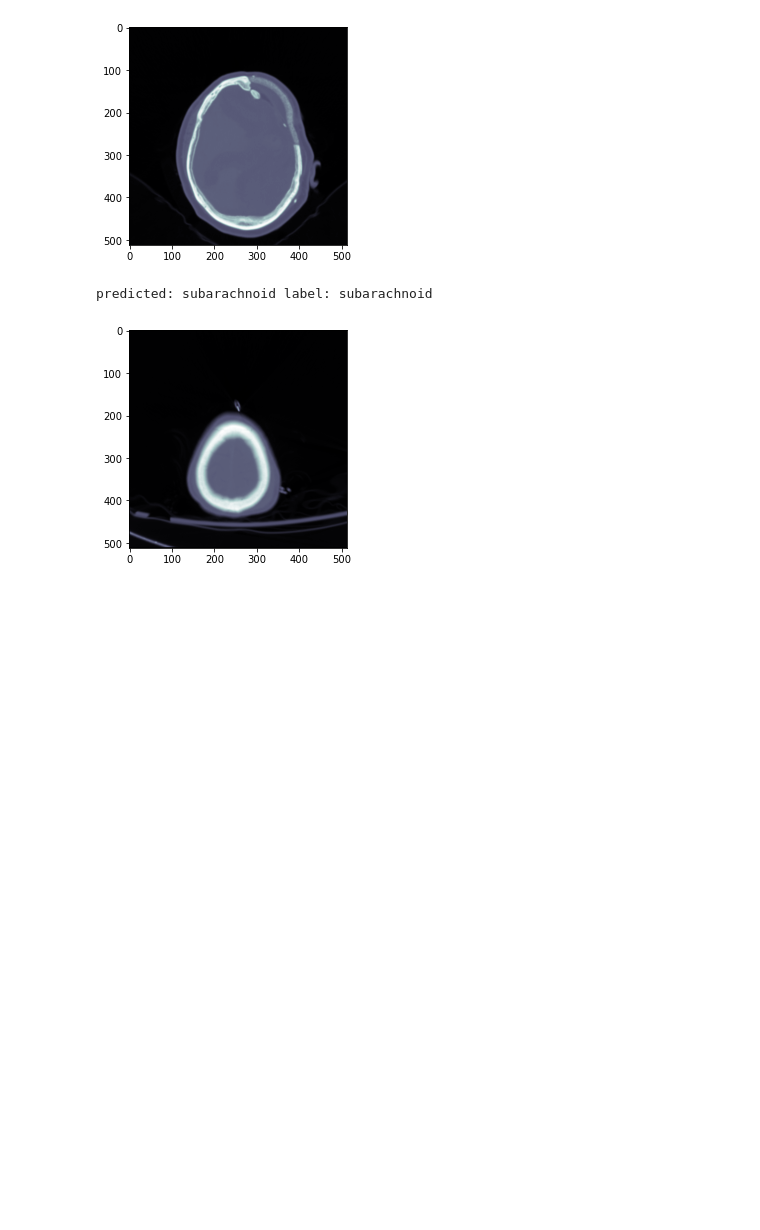
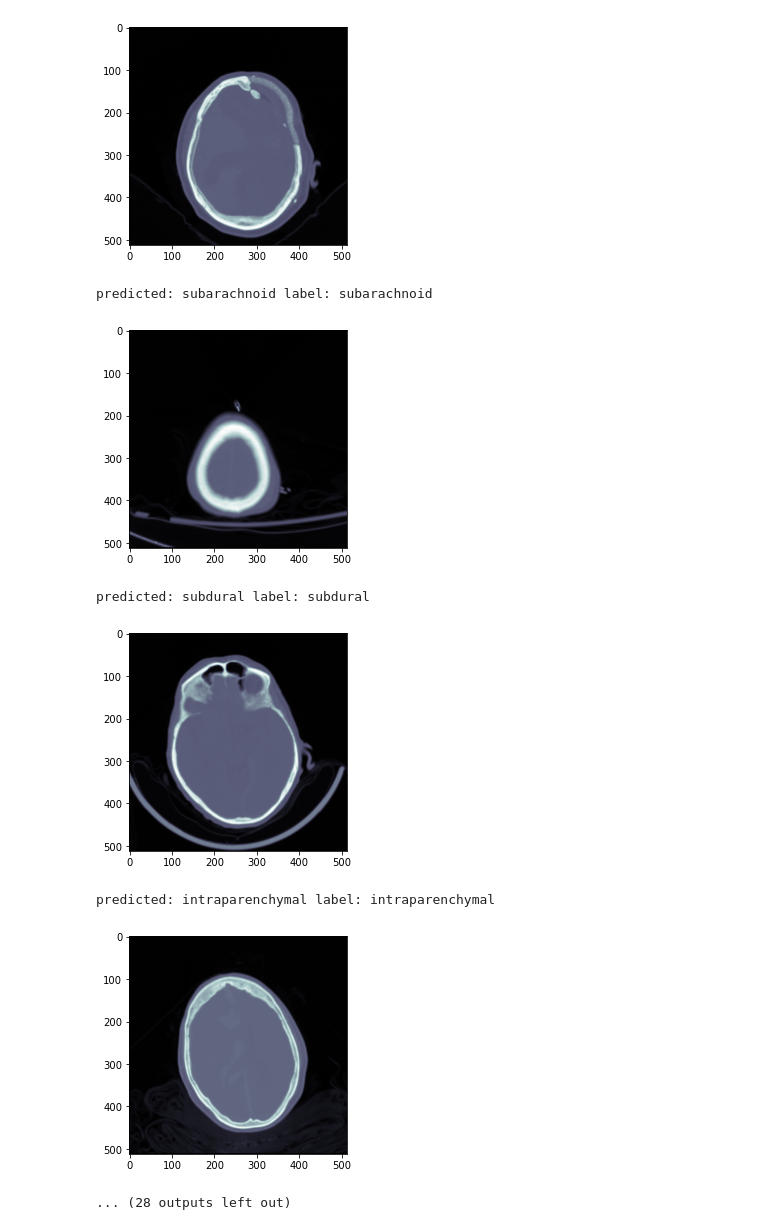
Before and after one commit to devksingh4/imsa-cs-ml, a Jupyter notebook: xrays/inf.ipynb, the cells around one changed output. Saved outputs shown, nothing was run; the diff lists cells and outputs as text; code cells hidden in the pictures; blank space fills up the shorter version.

```diff
--- a/xrays/inf.ipynb
+++ b/xrays/inf.ipynb
@@ -101,20 +103,24 @@ for i, item in enumerate(valset):
 # %%
 import matplotlib.pyplot as plt
 for item in not_5:
     path, item, label, predictions = item
     if label != predictions:
         continue
     img = pydicom.dcmread(root_dir+path+'.dcm').pixel_array
     print("predicted:", classes[predictions.item()], "label:", classes[label.item()])
     plt.imshow(img, cmap=plt.cm.bone)  # set the color map to bone
     plt.show()
-    input("Press enter to continue: ")
 # %% [output]
 predicted: subdural label: subdural
 [figure]
 predicted: intraparenchymal label: intraparenchymal
 [figure]
 predicted: intraparenchymal label: intraparenchymal
 [figure]
 predicted: subarachnoid label: subarachnoid
 [figure]
+predicted: subdural label: subdural
+[figure, added]
+predicted: intraparenchymal label: intraparenchymal
+[figure, added]
+... (28 outputs left out)
```
Also changed, not shown: parts of 4 cells of this notebook.
